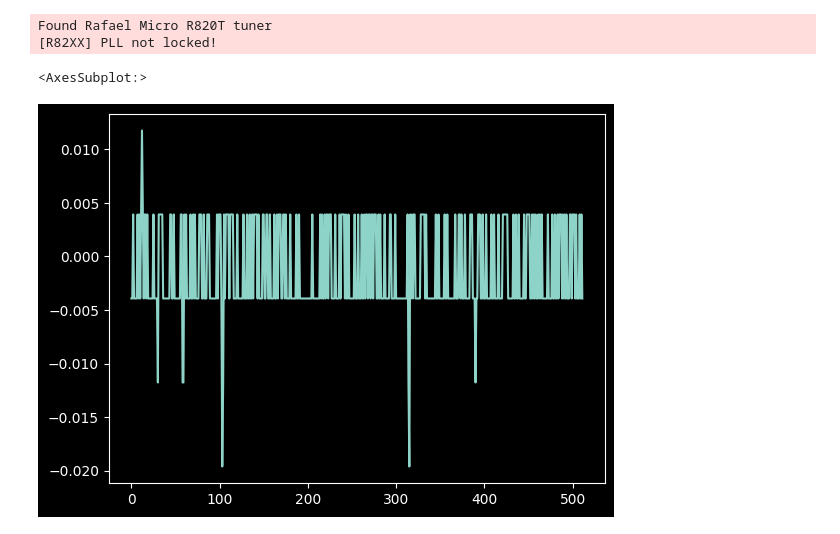
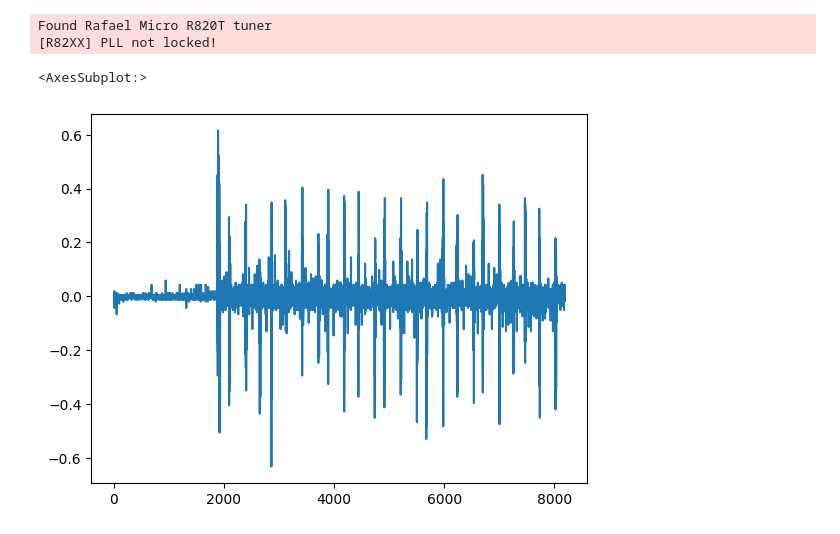
Before and after one commit to cyniphile/meat-thermometer, a Jupyter notebook: scratchpad.ipynb, the cells around one changed output. Drawn from its saved outputs; the diff is of its cells as text; code cells hidden in the pictures.

```diff
--- a/scratchpad.ipynb
+++ b/scratchpad.ipynb
@@ -4,11 +1,21 @@ import pandas as pd
-# %%
-sdr = RtlSdr()
-# %% [output]
-Found Rafael Micro R820T tuner
-[R82XX] PLL not locked!
 # %%
+from rtlsdr import RtlSdr
+import pandas as pd
+import seaborn as sns
+sdr = RtlSdr()
 # configure device
 sdr.sample_rate = 2.048e6  # Hz
-sdr.center_freq = 70e6     # Hz
+sdr.center_freq = 915e6     # Hz
 sdr.freq_correction = 60   # PPM
 sdr.gain = 'auto'
+
+
+s = pd.Series(sdr.read_samples(8192))
+
+sdr.close()
+s.plot()
+# %% [output]
+Found Rafael Micro R820T tuner
+[R82XX] PLL not locked!
+<AxesSubplot:>
+[figure, added]
@@ -18,5 +21,0 @@ s = pd.Series(sdr.read_samples(512))
-# %%
-s.plot()
-# %% [output]
-<AxesSubplot:>
-[figure, removed]
```
Also changed, not shown: parts of 6 cells of this notebook, 6 other files.
